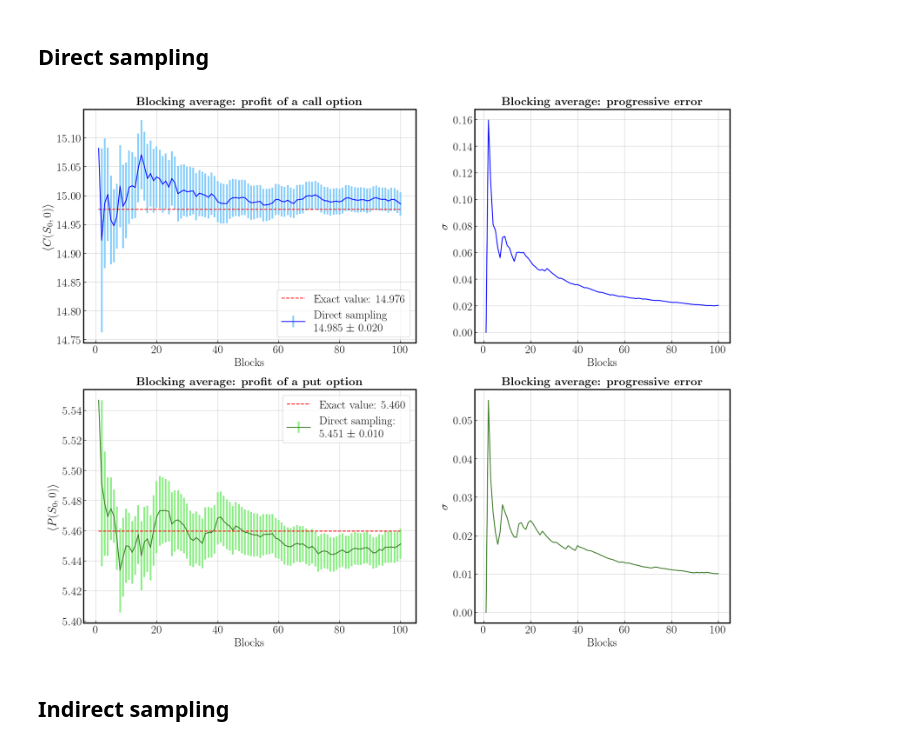
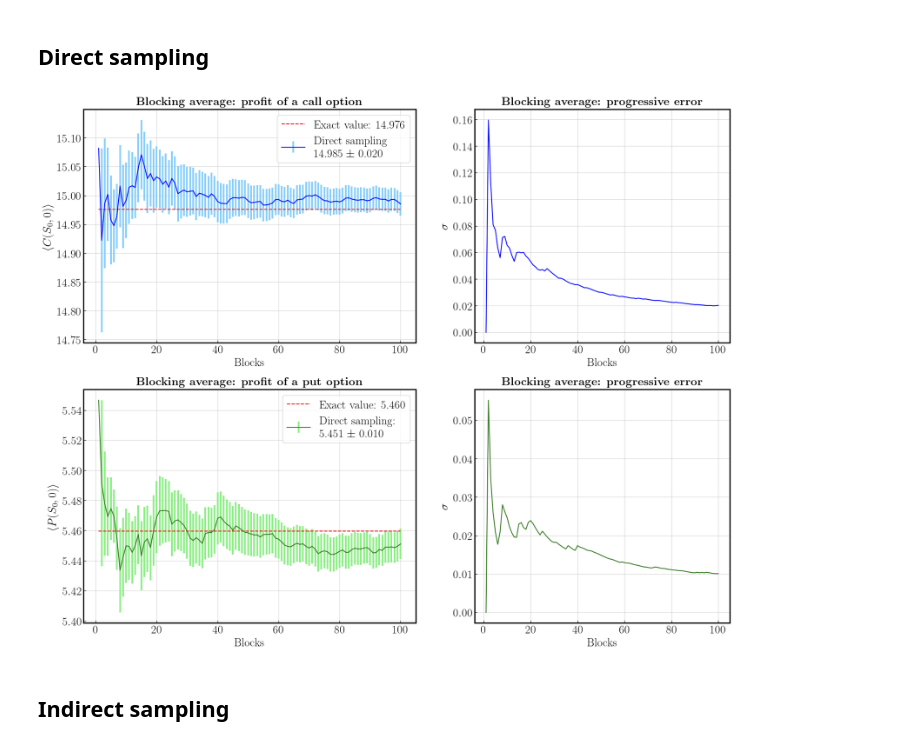
Before and after one commit to ste-cartu/Numerical-Simulation-Laboratory, a Jupyter notebook: Exercise_03/Exercise_03.ipynb, the cells around one changed output. Saved outputs shown, nothing was run; the diff lists cells and outputs as text; code cells hidden in the pictures.

```diff
--- a/Exercise_03/Exercise_03.ipynb
+++ b/Exercise_03/Exercise_03.ipynb
@@ -96,35 +96,35 @@ axs[0,0].plot(dir_call[:,0], exact_call, linestyle='--', color='red', label='Exa
 axs[0,0].set_title(r'\textbf{Blocking average: profit of a call option}', pad=8)
 axs[0,0].set_xlabel('Blocks')
 axs[0,0].set_ylabel(r'$\langle C(S_0,0) \rangle$', labelpad=6)
-axs[0,0].legend(loc='lower right')
+axs[0,0].legend(loc='upper right')
 
 
 axs[0,1].plot(dir_call[:,0], dir_call[:,3], color='blue')
 
 axs[0,1].set_title(r'\textbf{Blocking average: progressive error}', pad=8)
 axs[0,1].set_xlabel('Blocks')
 axs[0,1].set_ylabel(r'$\sigma$', labelpad=6)
 
 
 axs[1,0].errorbar(dir_put[:,0], dir_put[:,2], yerr=dir_put[:,3], fmt='-', color='#387723', ecolor='#8BEE84', elinewidth=3, label='Direct sampling:\n' + format(dir_put[-1,2], '.3f') + r' $\pm$ ' + format(dir_put[-1,3], '.3f'))
 exact_put = put*np.ones(dir_put.shape[0])
 axs[1,0].plot(dir_put[:,0], exact_put, linestyle='--', color='red', label='Exact value: ' + format(put, '.3f'))
 
 axs[1,0].set_title(r'\textbf{Blocking average: profit of a put option}', pad=8)
 axs[1,0].set_xlabel('Blocks')
 axs[1,0].set_ylabel(r'$\langle P(S_0,0) \rangle$', labelpad=6)
 axs[1,0].legend()
 
 
 axs[1,1].plot(dir_put[:,0], dir_put[:,3], color='#387723')
 
 axs[1,1].set_title(r'\textbf{Blocking average: progressive error}', pad=8)
 axs[1,1].set_xlabel('Blocks')
 axs[1,1].set_ylabel(r'$\sigma$', labelpad=6)
 
 plt.show()
 # %% [output]
-[figure, old version]
+[figure, new version]
 # %% [markdown]
 ## Indirect sampling
 # %%
```
Also changed, not shown: parts of 1 cell of this notebook, 4 other files.
